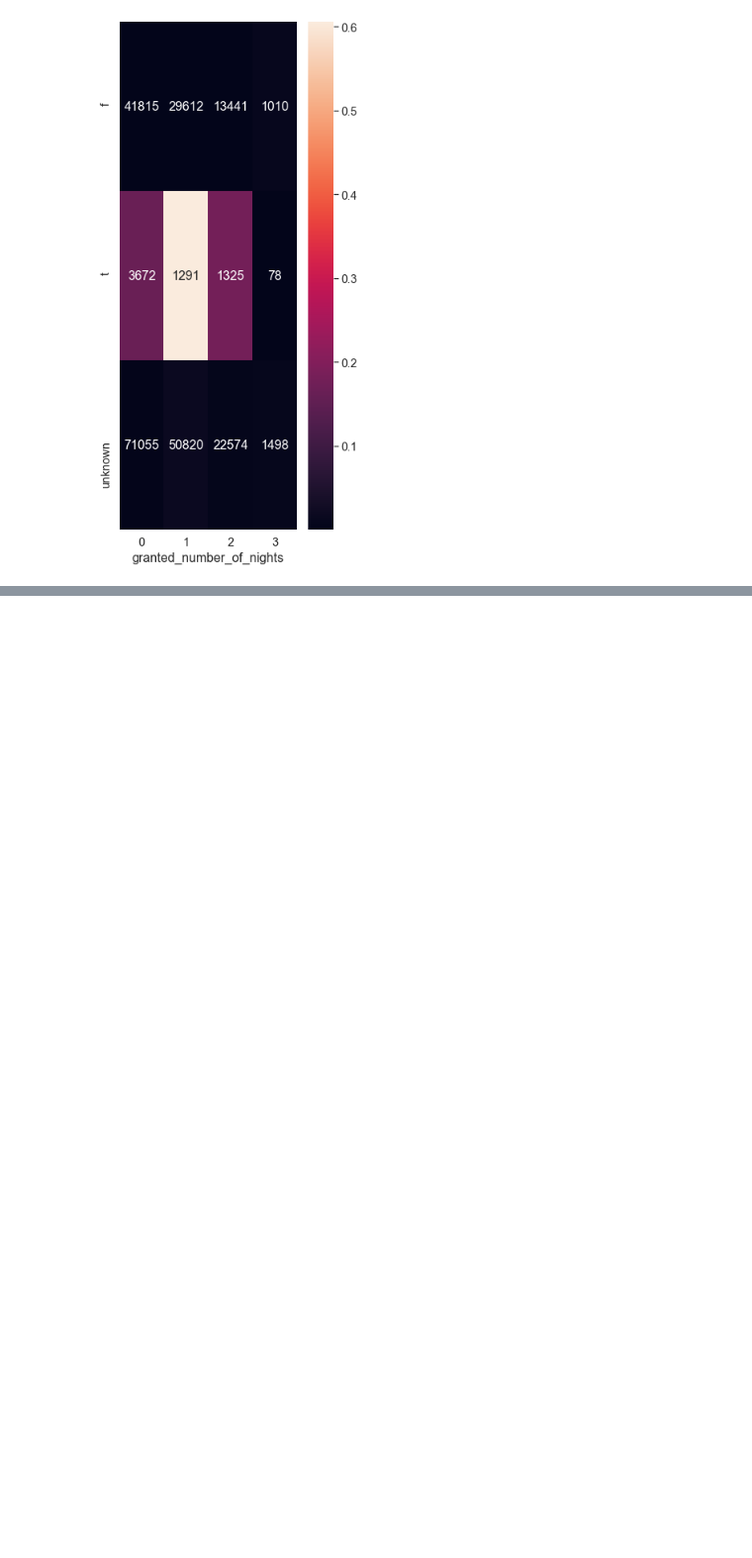
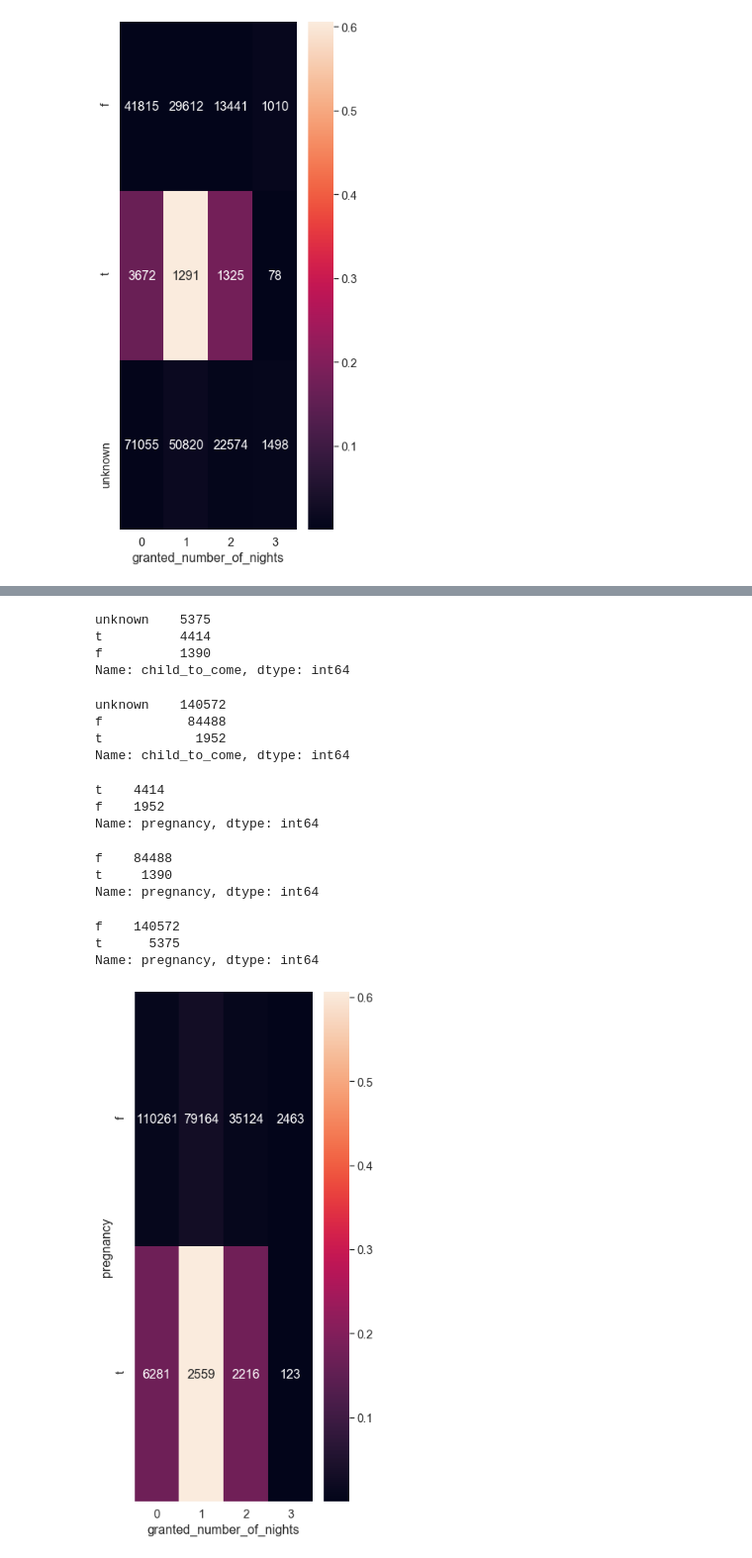
Before and after one commit to jeugregg/data-science-test, a Jupyter notebook: 01_Exploration_Data.ipynb, the cells around one changed output, grey strips where cells are left out. Shown at 99% size. Cells and saved outputs as stored; diff of their text form; code cells hidden in the pictures; blank space fills up the shorter version.

Commit message:
add correction child_to_come pregnancy

```diff
--- a/01_Exploration_Data.ipynb
+++ b/01_Exploration_Data.ipynb
@@ -553,0 +969,3 @@ individuals_train[individuals_train["individual_id"] == \
+# %%
+bol_unknown = requests_train["housing_situation_label"] == 'unknown'
+requests_train.loc[bol_unknown, "housing_situation_label"] = "other"
@@ -574,0 +1055,13 @@ plot_cont(X="child_to_come", Y="granted_number_of_nights", data=requests_train)
+# %%
+def fun_pregnancy(serie_in):
+    if ("t" in serie_in.tolist()):
+        return "t"
+    else:
+        return "f"
+
+
+pt_req_preg_train = pd.pivot_table(individuals_train,
+                              values='pregnancy',
+               index=['request_id'], aggfunc=fun_pregnancy)
+
+pt_req_preg_train
@@ -574,0 +1121,4 @@ plot_cont(X="child_to_come", Y="granted_number_of_nights", data=requests_train)
+# %%
+df_test = requests_train.copy()
+df_test = df_test.join(pt_req_preg_train, on="request_id")
+df_test.head().T
@@ -574,0 +1143,2 @@ plot_cont(X="child_to_come", Y="granted_number_of_nights", data=requests_train)
+# %%
+requests_train = df_test.copy()
@@ -574,0 +1173,41 @@ plot_cont(X="child_to_come", Y="granted_number_of_nights", data=requests_train)
+# %%
+requests_train[requests_train["pregnancy"] == 't'] \
+    ["child_to_come"].value_counts()
+# %% [output]
+unknown    5375
+t          4414
+f          1390
+Name: child_to_come, dtype: int64
+# %%
+requests_train[requests_train["pregnancy"] == 'f'] \
+    ["child_to_come"].value_counts()
+# %% [output]
+unknown    140572
+f           84488
+t            1952
+Name: child_to_come, dtype: int64
+# %%
+requests_train[requests_train["child_to_come"] == 't'] \
+    ["pregnancy"].value_counts()
+# %% [output]
+t    4414
+f    1952
+Name: pregnancy, dtype: int64
+# %%
+requests_train[requests_train["child_to_come"] == 'f'] \
+    ["pregnancy"].value_counts()
+# %% [output]
+f    84488
+t     1390
+Name: pregnancy, dtype: int64
+# %%
+requests_train[requests_train["child_to_come"] == 'unknown'] \
+    ["pregnancy"].value_counts()
+# %% [output]
+f    140572
+t      5375
+Name: pregnancy, dtype: int64
+# %%
+plot_cont(X="pregnancy", Y="granted_number_of_nights", data=requests_train)
+# %% [output]
+[figure, added]
```
Also changed, not shown: parts of 79 cells of this notebook.
